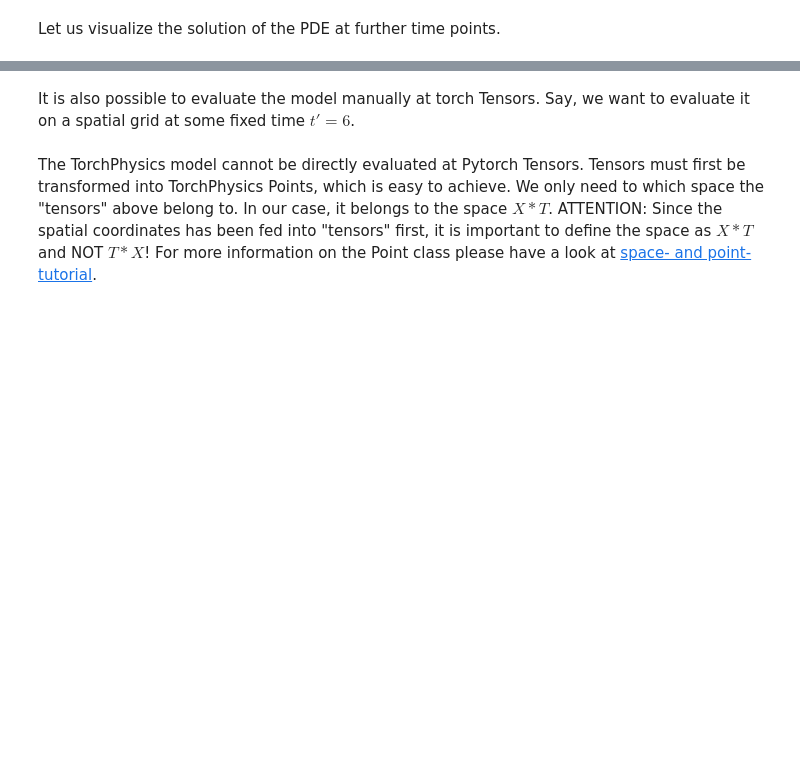
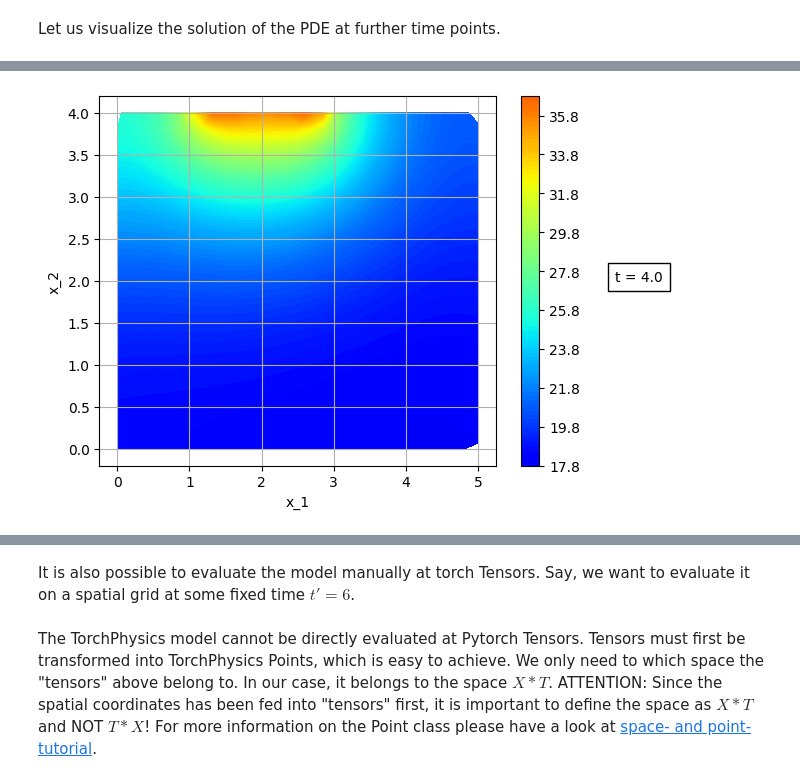
Before and after one commit to boschresearch/torchphysics, a Jupyter notebook: examples/tutorial/Introduction_Tutorial_PINNs.ipynb, the cells around one changed output, grey strips where cells are left out. Cells and saved outputs as stored; diff of their text form; code cells hidden in the pictures; blank space fills up the shorter version.

```diff
--- a/examples/tutorial/Introduction_Tutorial_PINNs.ipynb
+++ b/examples/tutorial/Introduction_Tutorial_PINNs.ipynb
@@ -316,3 +316,7 @@ fig          = tp.utils.plot(model, lambda u : u,
+# %%
+fig
+# %% [output]
+[figure, added]
 # %%
 plot_sampler = tp.samplers.PlotSampler(plot_domain=Omega, n_points=600, data_for_other_variables={'t':8.})
 fig          = tp.utils.plot(model, lambda u : u,
```
Also changed, not shown: parts of 13 cells of this notebook, 3 other files.
